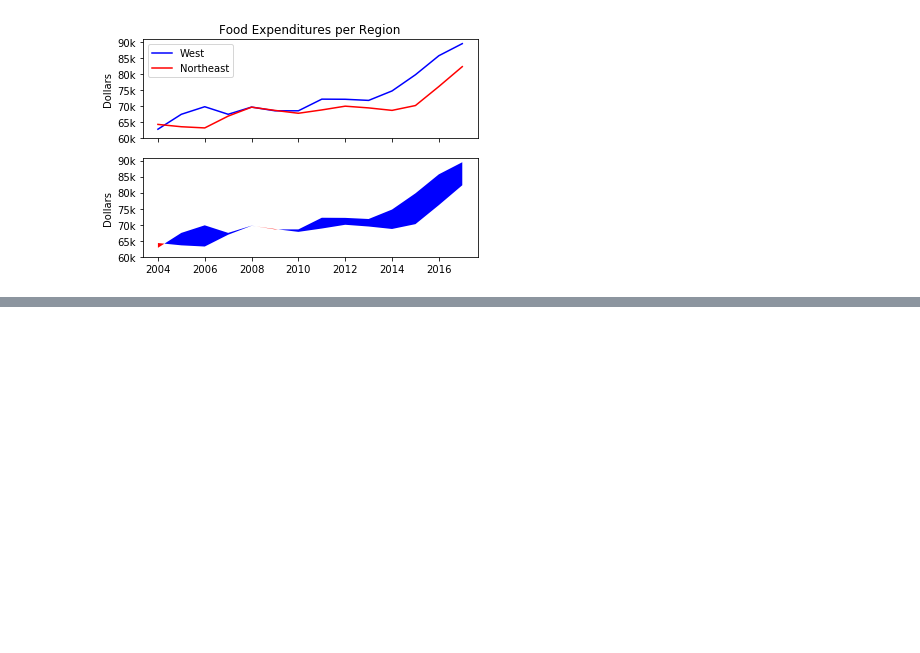
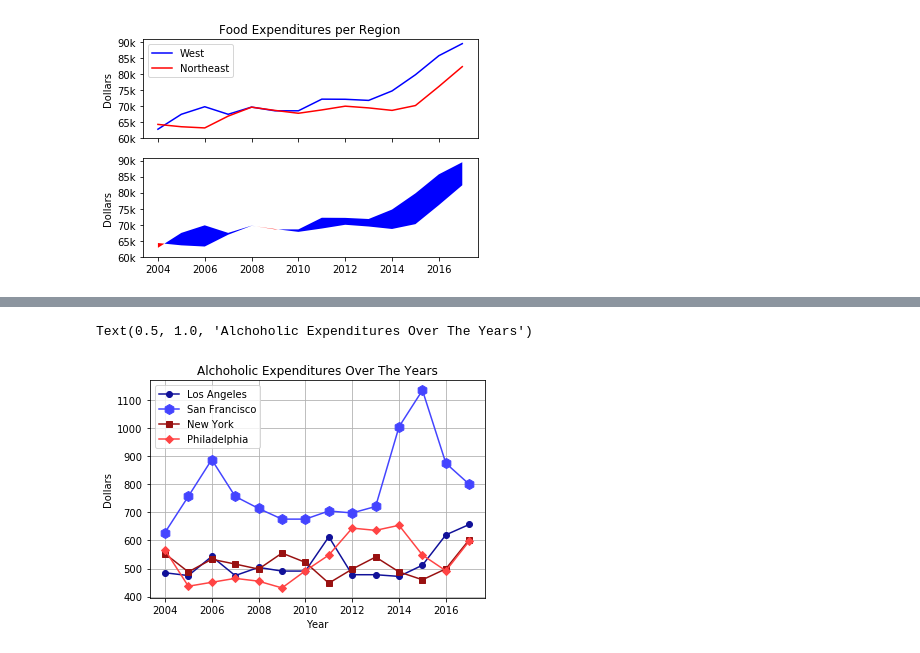
Before and after one commit to Dolphindalt/DataVis, a Jupyter notebook: DataVisHw1.ipynb, the cells around one changed output, grey strips where cells are left out. Cells and saved outputs as stored; diff of their text form; code cells hidden in the pictures; blank space fills up the shorter version.

```diff
--- a/DataVisHw1.ipynb
+++ b/DataVisHw1.ipynb
@@ -146,0 +150,21 @@ plt.show()
+# %%
+westal = pd.read_csv("./data/alcohol_west.csv", sep="\t")
+norteal= pd.read_csv("./data/alcohol_northeast.csv", sep="\t")
+
+x = df['Year']
+y1 = westal.iloc[:,1]
+y2 = westal.iloc[:,2]
+y3 = norteal.iloc[:,1]
+y4 = norteal.iloc[:,2]
+plt.plot(x, y1, c='#111199', marker='o', label="Los Angeles")
+plt.plot(x, y2, c='#4444ff', marker='h', markersize=10, label="San Francisco")
+plt.plot(x, y3, c='#991111', marker="s", label="New York")
+plt.plot(x, y4, c='#ff4444', marker="D", label="Philadelphia")
+plt.xlabel('Year')
+plt.ylabel('Dollars')
+plt.grid()
+plt.legend(loc="best")
+plt.title('Alchoholic Expenditures Over The Years')
+# %% [output]
+Text(0.5, 1.0, 'Alchoholic Expenditures Over The Years')
+[figure, added]
```
Also changed, not shown: parts of 8 cells of this notebook, 12 other files.
